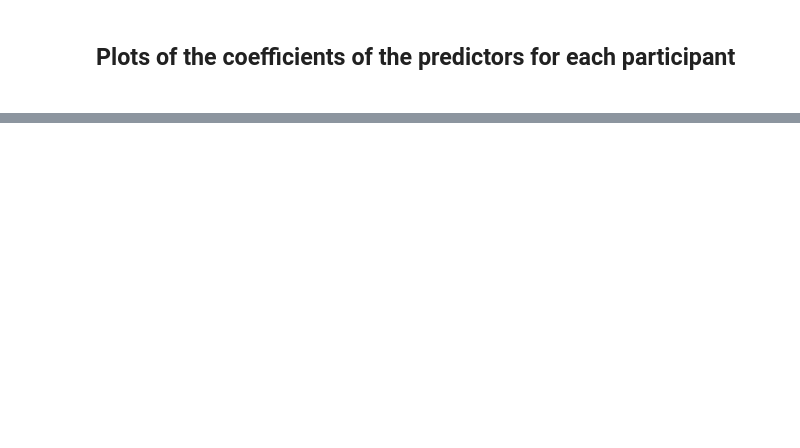
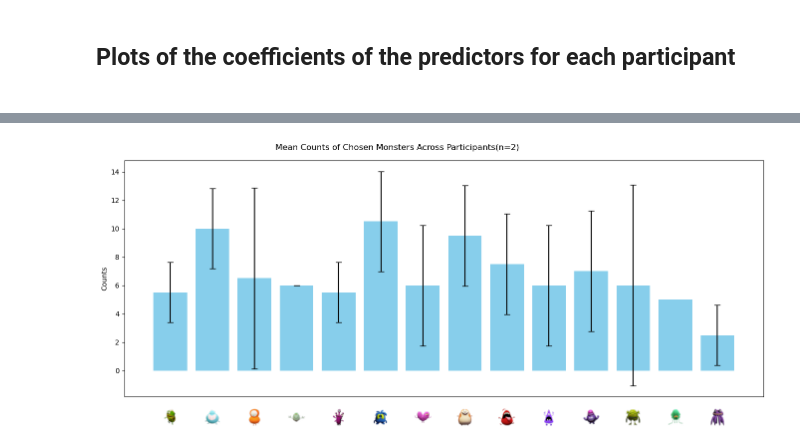
Before and after one commit to Christumas/Cognitive_Maps_Monsters_DataAnalysisCode, a Jupyter notebook: Plots.ipynb, the cells around one changed output, grey strips where cells are left out. Saved outputs shown, nothing was run; the diff lists cells and outputs as text; code cells hidden in the pictures; blank space fills up the shorter version.

```diff
--- a/Plots.ipynb
+++ b/Plots.ipynb
@@ -74,0 +138,26 @@ Name: Predictors, dtype: object
+# %%
+fig, axes = plt.subplots(figsize=figsize)
+axes.bar(aggregated_data['Monster_Picked'], aggregated_data['mean'], yerr=aggregated_data['std'], capsize=4, color='skyblue')
+axes.set_xticks([])
+for j, image_path in enumerate(imagesList):
+        ##logic
+        #load image
+        #get thumbnail from image object
+        #create a numpy array for using np.asarray as OffsetImage works with numpy arrays
+        #create an OffsetImage object (this makes it possible to move the thumbnail to wherever we want) == thumbnail
+        #use Annotationbox to place it at (j,0) and then offset it by -30 pts so they appear below the xaxis
+
+        image = Image.open(f"../monsters/{image_path}")
+        image.thumbnail((25,25))
+        array_image = np.asarray(image)
+        thumbnail = OffsetImage(array_image, zoom=1)
+        xtick_image = AnnotationBbox(thumbnail, (j,0), xybox = (0,-30), frameon=False,
+                                     xycoords=('data','axes fraction'), boxcoords="offset points", pad=0)
+        axes.add_artist(xtick_image)
+
+
+fig.suptitle(f'Mean Counts of Chosen Monsters Across Participants(n={n_participants})')
+plt.ylabel('Counts')
+plt.tight_layout()
+# %% [output]
+[figure, added]
```
Also changed, not shown: parts of 7 cells of this notebook.
